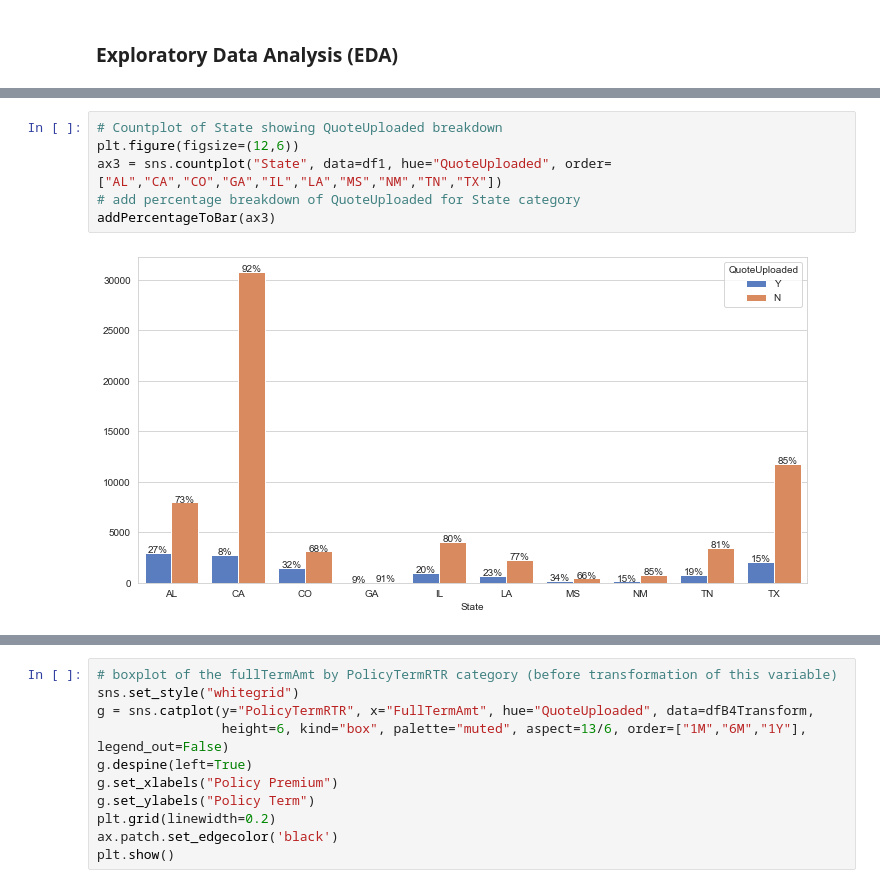
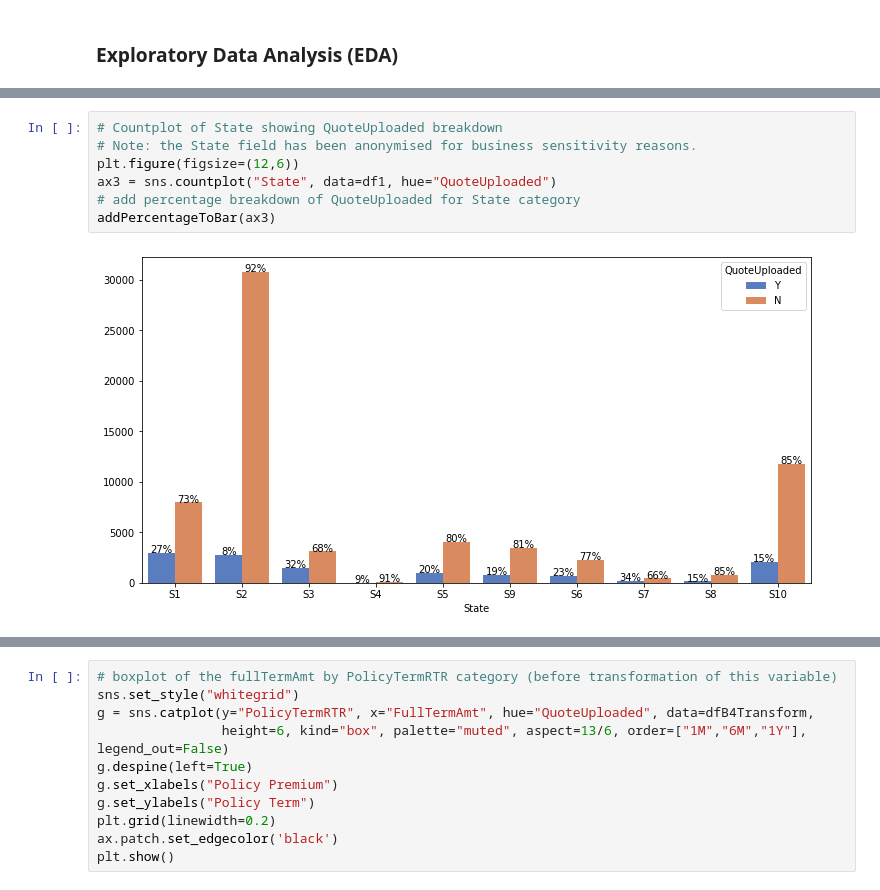
Before and after one commit to martinaraftery/MscDataAnalyticsProject, a Jupyter notebook: ProjectNoteBookFinal.ipynb, the cells around one changed output, grey strips where cells are left out. Cells and saved outputs as stored; diff of their text form.

```diff
--- a/ProjectNoteBookFinal.ipynb
+++ b/ProjectNoteBookFinal.ipynb
@@ -786,11 +803,12 @@ addPercentageToBar(ax2)
 # %%
 # Countplot of State showing QuoteUploaded breakdown
+# Note: the State field has been anonymised for business sensitivity reasons.
 plt.figure(figsize=(12,6))
-ax3 = sns.countplot("State", data=df1, hue="QuoteUploaded", order=["AL","CA","CO","GA","IL","LA","MS","NM","TN","TX"])
+ax3 = sns.countplot("State", data=df1, hue="QuoteUploaded")
 # add percentage breakdown of QuoteUploaded for State category
 addPercentageToBar(ax3)
 # %% [output]
-[figure, old version]
+[figure, new version]
 # %%
 # Countplot of VehAgeBand showing QuoteUploaded breakdown
 plt.figure(figsize=(12,6))
```
Also changed, not shown: parts of 55 cells of this notebook.
